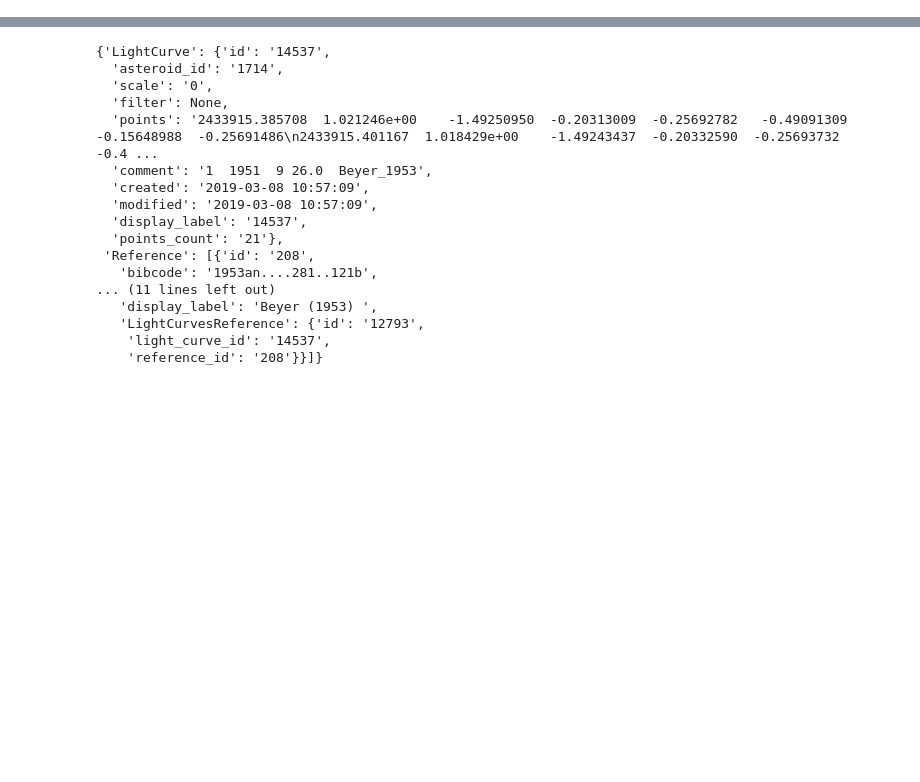
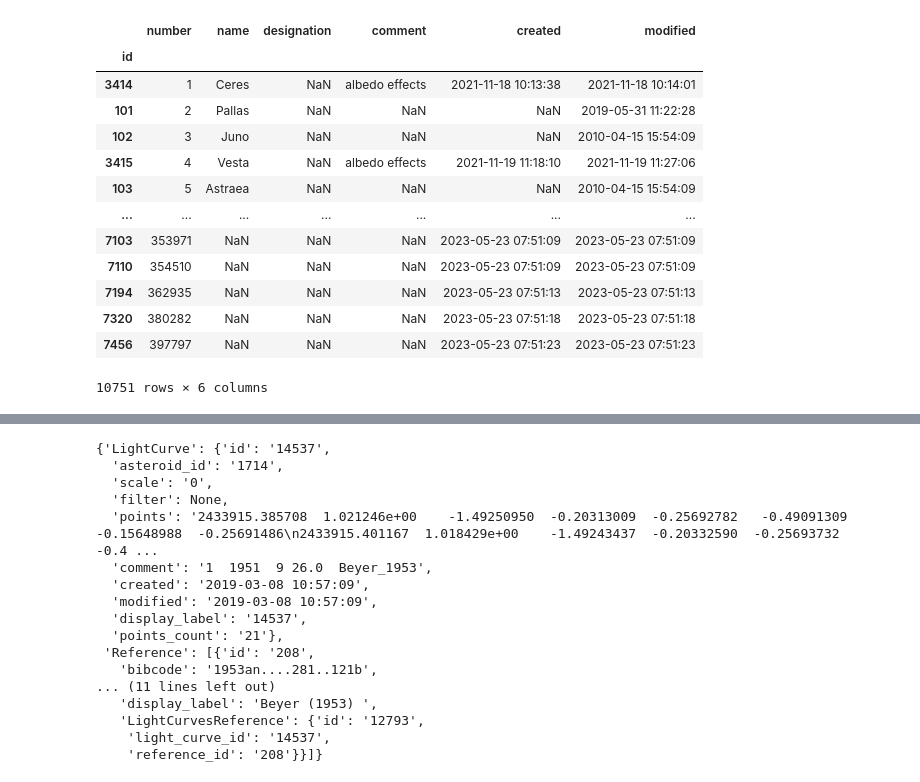
Before and after one commit to Vosloo/asteroid-lightcurves, a Jupyter notebook: EDA.ipynb, the cells around one changed output, grey strips where cells are left out. Cells and saved outputs as stored; diff of their text form; code cells hidden in the pictures; blank space fills up the shorter version.

```diff
--- a/EDA.ipynb
+++ b/EDA.ipynb
@@ -12,3 +14,23 @@ from src.model import Asteroid, Lightcurve
 
 sns.set_theme(style="darkgrid")
 plt.rcParams["figure.figsize"] = (14, 6)
+# %%
+ASTEROIDS_DF = pd.read_csv(DATA_DIR / "asteroids.csv", index_col=0)
+ASTEROIDS_DF = ASTEROIDS_DF.dropna(subset=["number"])
+ASTEROIDS_DF["number"] = ASTEROIDS_DF["number"].astype(int)
+ASTEROIDS_DF
+# %% [output]
+|  | number | name | designation | comment | created | modified |
+| id |  |  |  |  |  |  |
+| 3414 | 1 | Ceres | NaN | albedo effects | 2021-11-18 10:13:38 | 2021-11-18 10:14:01 |
+| 101 | 2 | Pallas | NaN | NaN | NaN | 2019-05-31 11:22:28 |
+| 102 | 3 | Juno | NaN | NaN | NaN | 2010-04-15 15:54:09 |
+| 3415 | 4 | Vesta | NaN | albedo effects | 2021-11-19 11:18:10 | 2021-11-19 11:27:06 |
+| 103 | 5 | Astraea | NaN | NaN | NaN | 2010-04-15 15:54:09 |
+| ... | ... | ... | ... | ... | ... | ... |
+| 7103 | 353971 | NaN | NaN | NaN | 2023-05-23 07:51:09 | 2023-05-23 07:51:09 |
+| 7110 | 354510 | NaN | NaN | NaN | 2023-05-23 07:51:09 | 2023-05-23 07:51:09 |
+| 7194 | 362935 | NaN | NaN | NaN | 2023-05-23 07:51:13 | 2023-05-23 07:51:13 |
+| 7320 | 380282 | NaN | NaN | NaN | 2023-05-23 07:51:18 | 2023-05-23 07:51:18 |
+| 7456 | 397797 | NaN | NaN | NaN | 2023-05-23 07:51:23 | 2023-05-23 07:51:23 |
+10751 rows × 6 columns
```
Also changed, not shown: parts of 19 cells of this notebook, 3 other files.
